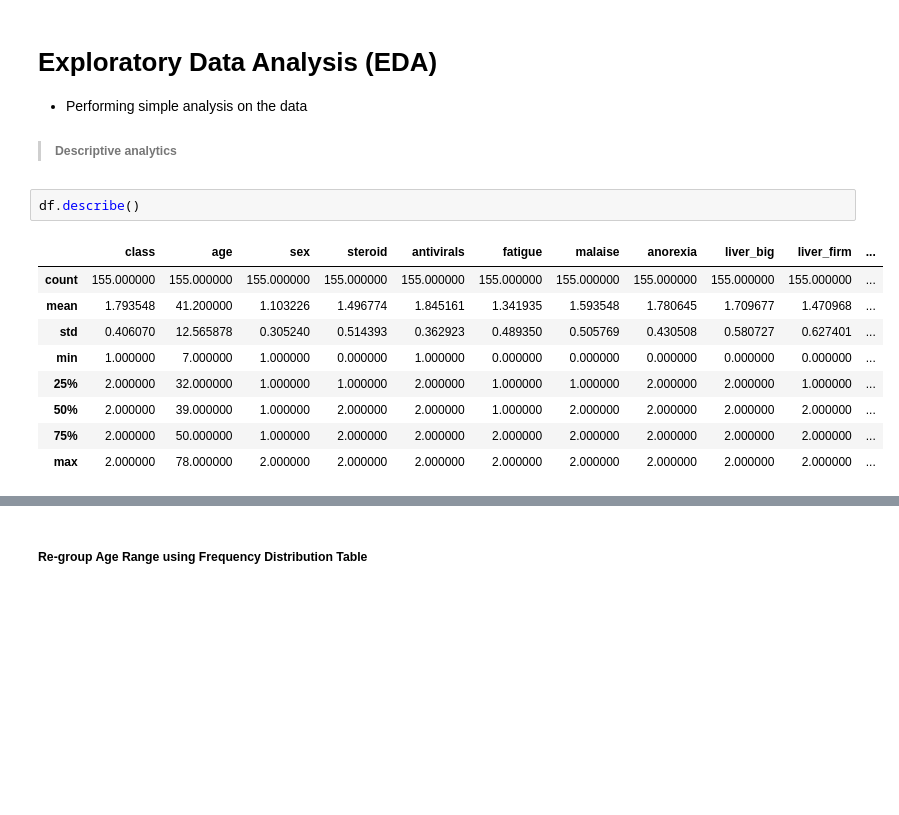
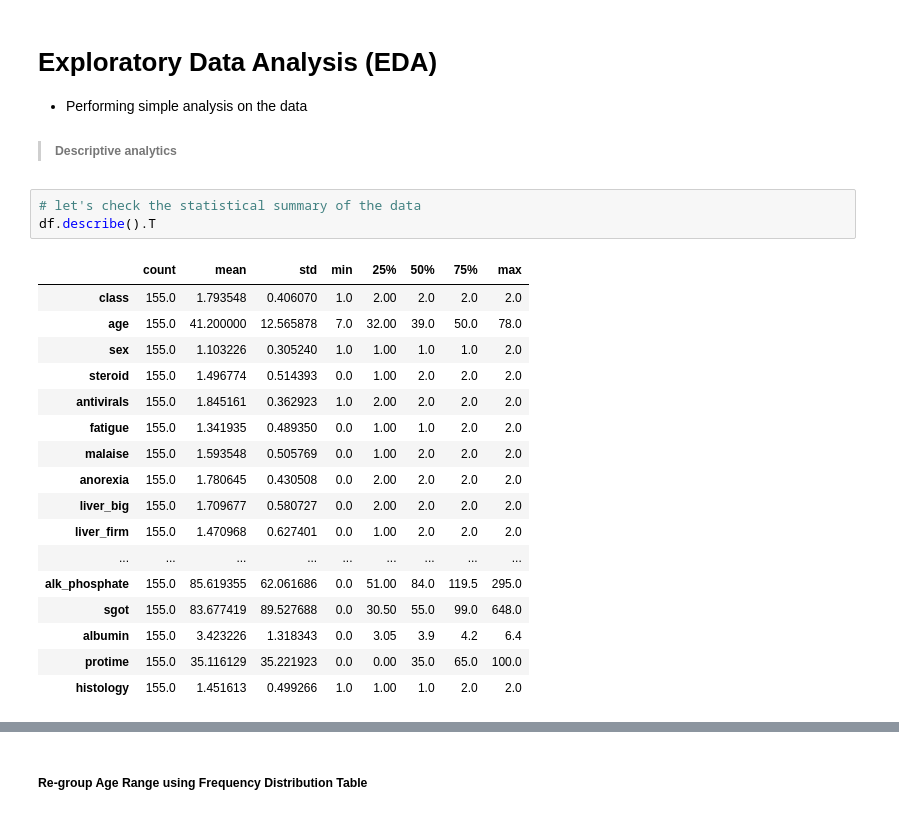
Before and after one commit to samueloshio/Hepatitis-Mortality-Prediction, a Jupyter notebook: hepatitis_prediction.ipynb, the cells around one changed output, grey strips where cells are left out. Cells and saved outputs as stored; diff of their text form; blank space fills up the shorter version.

```diff
--- a/hepatitis_prediction.ipynb
+++ b/hepatitis_prediction.ipynb
@@ -204,15 +200,24 @@ dtype: object
 + Performing simple analysis on the data
 > ##### Descriptive analytics
 # %%
-df.describe()
+# let's check the statistical summary of the data
+df.describe().T
 # %% [output]
-|  | class | age | sex | steroid | antivirals | fatigue | malaise | anorexia | liver_big | liver_firm | ... |
-| count | 155.000000 | 155.000000 | 155.000000 | 155.000000 | 155.000000 | 155.000000 | 155.000000 | 155.000000 | 155.000000 | 155.000000 | ... |
-| mean | 1.793548 | 41.200000 | 1.103226 | 1.496774 | 1.845161 | 1.341935 | 1.593548 | 1.780645 | 1.709677 | 1.470968 | ... |
-| std | 0.406070 | 12.565878 | 0.305240 | 0.514393 | 0.362923 | 0.489350 | 0.505769 | 0.430508 | 0.580727 | 0.627401 | ... |
-| min | 1.000000 | 7.000000 | 1.000000 | 0.000000 | 1.000000 | 0.000000 | 0.000000 | 0.000000 | 0.000000 | 0.000000 | ... |
-| 25% | 2.000000 | 32.000000 | 1.000000 | 1.000000 | 2.000000 | 1.000000 | 1.000000 | 2.000000 | 2.000000 | 1.000000 | ... |
-| 50% | 2.000000 | 39.000000 | 1.000000 | 2.000000 | 2.000000 | 1.000000 | 2.000000 | 2.000000 | 2.000000 | 2.000000 | ... |
-| 75% | 2.000000 | 50.000000 | 1.000000 | 2.000000 | 2.000000 | 2.000000 | 2.000000 | 2.000000 | 2.000000 | 2.000000 | ... |
-| max | 2.000000 | 78.000000 | 2.000000 | 2.000000 | 2.000000 | 2.000000 | 2.000000 | 2.000000 | 2.000000 | 2.000000 | ... |
+|  | count | mean | std | min | 25% | 50% | 75% | max |
+| class | 155.0 | 1.793548 | 0.406070 | 1.0 | 2.00 | 2.0 | 2.0 | 2.0 |
+| age | 155.0 | 41.200000 | 12.565878 | 7.0 | 32.00 | 39.0 | 50.0 | 78.0 |
+| sex | 155.0 | 1.103226 | 0.305240 | 1.0 | 1.00 | 1.0 | 1.0 | 2.0 |
+| steroid | 155.0 | 1.496774 | 0.514393 | 0.0 | 1.00 | 2.0 | 2.0 | 2.0 |
+| antivirals | 155.0 | 1.845161 | 0.362923 | 1.0 | 2.00 | 2.0 | 2.0 | 2.0 |
+| fatigue | 155.0 | 1.341935 | 0.489350 | 0.0 | 1.00 | 1.0 | 2.0 | 2.0 |
+| malaise | 155.0 | 1.593548 | 0.505769 | 0.0 | 1.00 | 2.0 | 2.0 | 2.0 |
+| anorexia | 155.0 | 1.780645 | 0.430508 | 0.0 | 2.00 | 2.0 | 2.0 | 2.0 |
+| liver_big | 155.0 | 1.709677 | 0.580727 | 0.0 | 2.00 | 2.0 | 2.0 | 2.0 |
+| liver_firm | 155.0 | 1.470968 | 0.627401 | 0.0 | 1.00 | 2.0 | 2.0 | 2.0 |
+| ... | ... | ... | ... | ... | ... | ... | ... | ... |
+| alk_phosphate | 155.0 | 85.619355 | 62.061686 | 0.0 | 51.00 | 84.0 | 119.5 | 295.0 |
+| sgot | 155.0 | 83.677419 | 89.527688 | 0.0 | 30.50 | 55.0 | 99.0 | 648.0 |
+| albumin | 155.0 | 3.423226 | 1.318343 | 0.0 | 3.05 | 3.9 | 4.2 | 6.4 |
+| protime | 155.0 | 35.116129 | 35.221923 | 0.0 | 0.00 | 35.0 | 65.0 | 100.0 |
+| histology | 155.0 | 1.451613 | 0.499266 | 1.0 | 1.00 | 1.0 | 2.0 | 2.0 |
 # %% [markdown]
```
Also changed, not shown: parts of 114 cells of this notebook, 1 other file.
